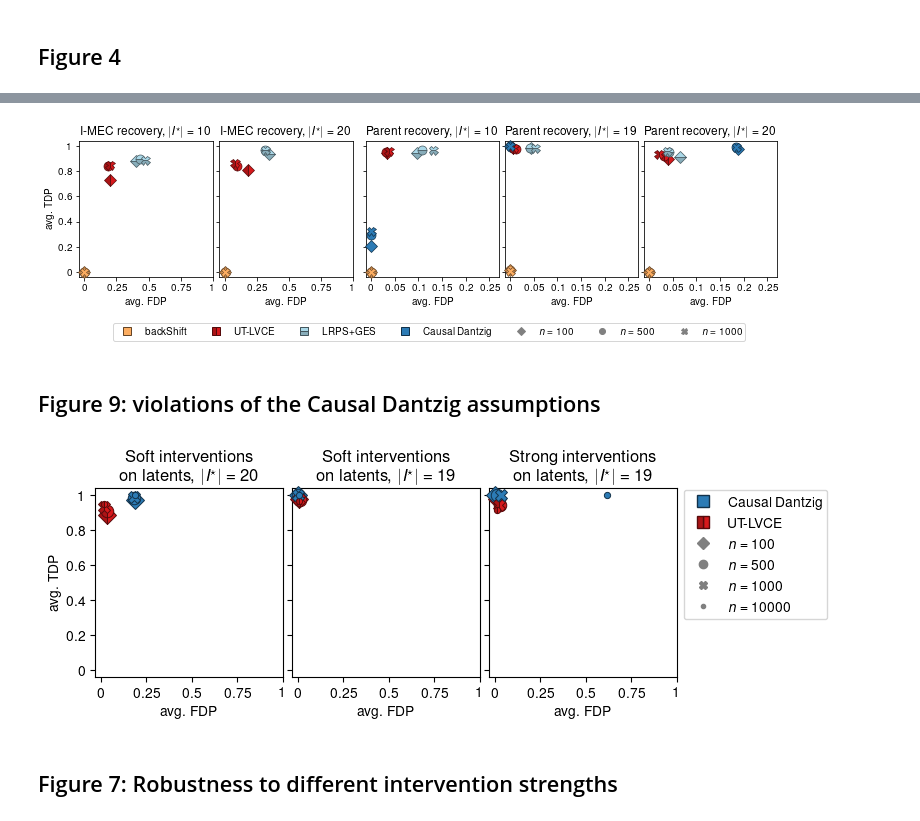
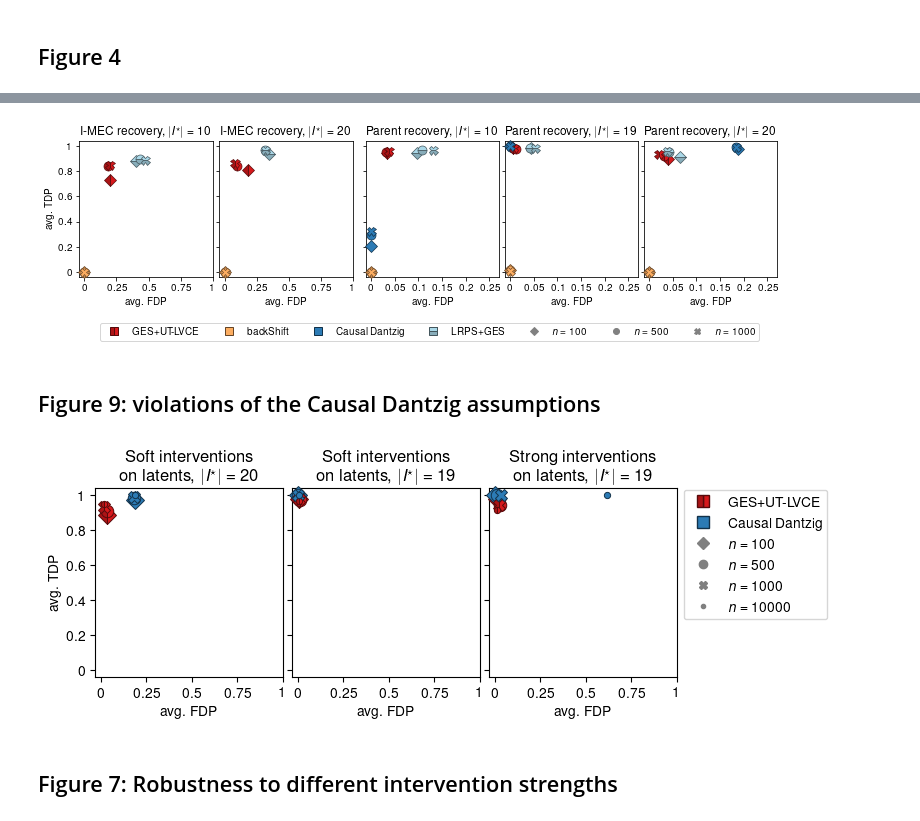
Before and after one commit to juangamella/ut-lvce-paper, a Jupyter notebook: figures_comparisons.ipynb, the cells around one changed output, grey strips where cells are left out. Cells and saved outputs as stored; diff of their text form; code cells hidden in the pictures.

Commit message:
UPdated figures legend

```diff
--- a/figures_comparisons.ipynb
+++ b/figures_comparisons.ipynb
@@ -65,6 +65,10 @@ def read_result(filename):
 # %%
 methods = ["ut_lvce", "backshift", "causal_dantzig", "lrps"]
 names = ["UT-LVCE", "backShift", "Causal Dantzig", "LRPS+GES"]
+disp_names = {"UT-LVCE": "GES+UT-LVCE",
+              "backShift": "backShift",
+              "Causal Dantzig": "Causal Dantzig",
+              "LRPS+GES": "LRPS+GES"}
 names_methods = list(zip(names,methods))
 # %%
 def process_results(all_files, what='parents', debug=False, exclude=[]):
@@ -169,7 +173,7 @@ def plot_roc_I(ax,values,mean=True,label_y=False,xticks=None,legend=None):
                                  marker='s',
                                  markersize=8,
                                  **method_markers[name]) for name in used_methods]
-        method_strings = [name for name in used_methods]
+        method_strings = [disp_names[name] for name in used_methods]
         # n
         sample_size_entries = [Line2D([0], [0], linestyle='None', color='gray', marker=markers_n[n]) for n in used_ns]
         sample_size_strings = ["$n = %d$" % n for n in used_ns]
@@ -255,35 +259,35 @@ plot_roc_I(ax, values_graphs[I], xticks=[0, 0.25, 0.5, 0.75, 1])
 ax.set_title("I-MEC recovery, $|I^\star|=%d$" % I)
 ax.set_xlim([-0.04, 1])
 
 # Plot 3
 I = 10
 plt.subplot(inner2[0])
 ax = plt.gca()
 plot_roc_I(ax, values_parents[I], xticks=[0, 0.05, 0.1, 0.15, 0.2, 0.25])
 ax.set_title("Parent recovery, $|I^\star|=%d$" % I)
 ax.set_xlim([-0.01, 0.27])
 
 # Plot 4
 I = 19
 plt.subplot(inner2[1])
 ax = plt.gca()
 plot_roc_I(ax, values_parents[I], xticks=[0, 0.05, 0.1, 0.15, 0.2, 0.25])
 ax.set_title("Parent recovery, $|I^\star|=%d$" % I)
 ax.set_xlim([-0.01, 0.27])
 
 # Plot 5
 I = 20
 plt.subplot(inner2[2])
 ax = plt.gca()
-plot_roc_I(ax, values_parents[I], xticks=[0, 0.05, 0.1, 0.15, 0.2, 0.25], legend=((0.8,-0.3),8))
+plot_roc_I(ax, values_parents[I], xticks=[0, 0.05, 0.1, 0.15, 0.2, 0.25], legend=((0.9,-0.3),8))
 ax.set_title("Parent recovery, $|I^\star|=%d$" % I)
 ax.set_xlim([-0.01, 0.27])
 
 
 # Save plot
 plt.savefig("figures/figure_comparisons_all.pdf", bbox_inches='tight')
 # %% [output]
-[figure, old version]
+[figure, new version]
 # %% [markdown]
 ## Figure 9: violations of the Causal Dantzig assumptions
 # %%
@@ -345,7 +349,7 @@ filename = "figure_dantzig_assumptions.pdf"
 if filename is not None:
     plt.savefig("figures/%s" % filename, bbox_inches='tight')
 # %% [output]
-[figure, old version]
+[figure, new version]
 # %% [markdown]
 ## Figure 7: Robustness to different intervention strengths
 # %%
```
Also changed, not shown: parts of 1 cell of this notebook.
